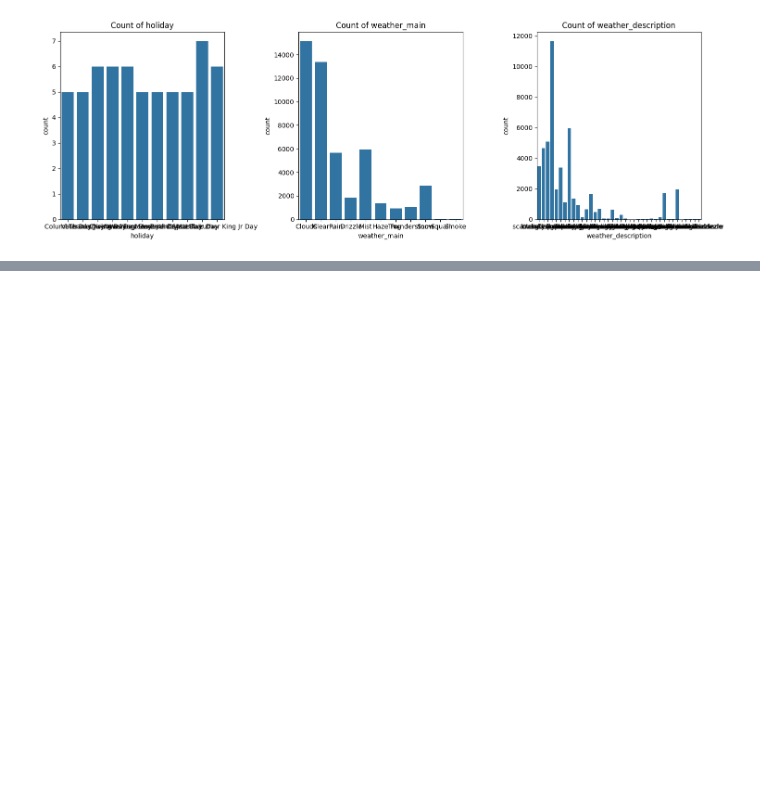
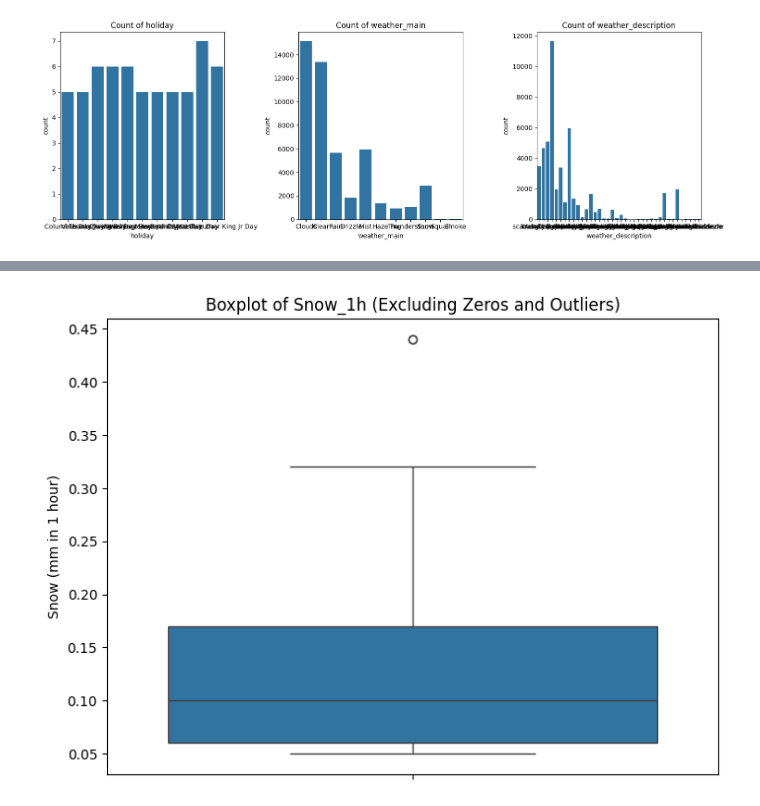
Before and after one commit to jepe06/TMBD_M02, a Jupyter notebook: preprocessing_JP.ipynb, the cells around one changed output, grey strips where cells are left out. Cells and saved outputs as stored; diff of their text form; code cells hidden in the pictures; blank space fills up the shorter version.

```diff
--- a/Init_assess.ipynb
+++ b/preprocessing_JP.ipynb
@@ -59,0 +170,15 @@ plt.show()
+# %%
+# Define the threshold for snow_1h to exclude outliers
+threshold = 0.5
+
+# Filter out rows where snow_1h is zero or above the threshold
+snow_data_filtered = df[(df['snow_1h'] > 0) & (df['snow_1h'] < threshold)]
+
+# Create a boxplot for snow_1h with the filtered data
+plt.figure(figsize=(8, 6))
+sns.boxplot(y=snow_data_filtered['snow_1h'])
+plt.title('Boxplot of Snow_1h (Excluding Zeros and Outliers)')
+plt.ylabel('Snow (mm in 1 hour)')
+plt.show()
+# %% [output]
+[figure, added]
```
Also changed, not shown: parts of 7 cells of this notebook, 2 other files.
